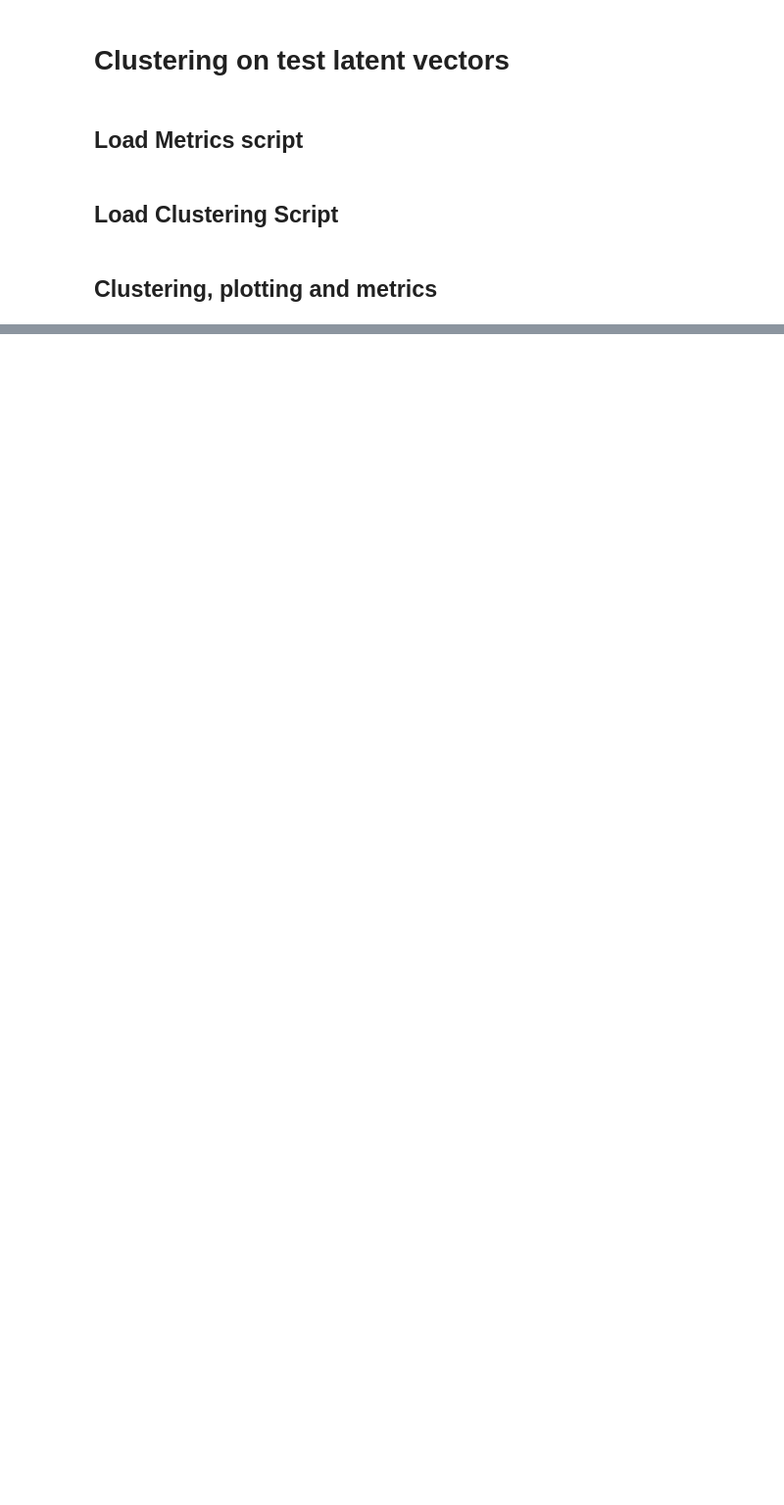
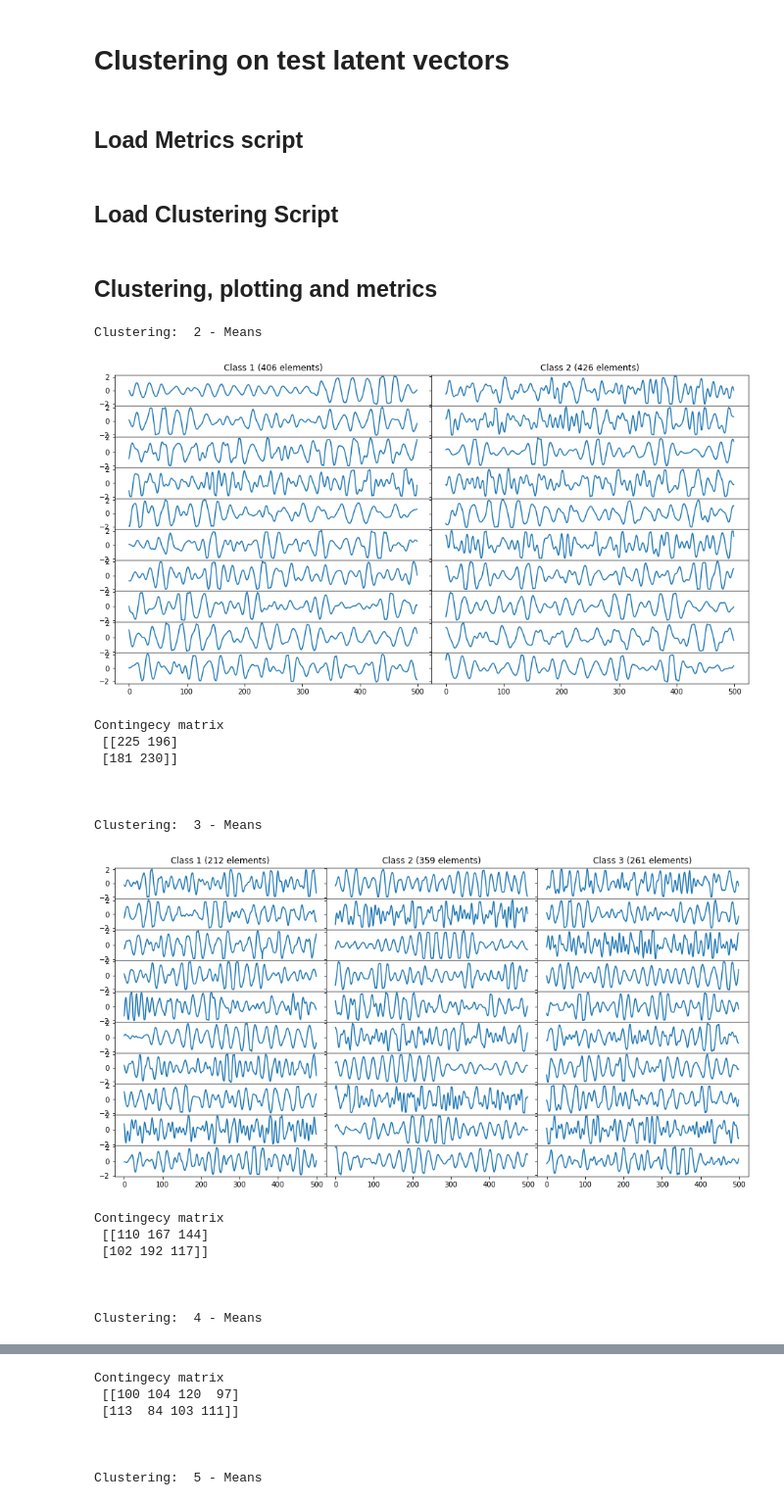
Before and after one commit to Flavio-96/K-AE-for-Time-Series, a Jupyter notebook: jupyter/Autoencoder_for_time_series.ipynb, the cells around one changed output, grey strips where cells are left out. Shown at 98% size. Saved outputs shown, nothing was run; the diff lists cells and outputs as text; code cells hidden in the pictures; blank space fills up the shorter version.

```diff
--- a/jupyter/Autoencoder_for_time_series.ipynb
+++ b/jupyter/Autoencoder_for_time_series.ipynb
@@ -612,35 +664,50 @@ def getClustering(features, n_clusters):
 ground_labels =[ int(lt) + 1 for lt in actual_labels_test ]
 if num_classes <= 3:
     num_clusters = [2, 3, 4, 5, 6]
 else:
     num_clusters = [num_classes - 2, num_classes - 1, num_classes, num_classes + 1, num_classes + 2]
 
 metric_df = pd.DataFrame()
 for nc in num_clusters:
     print('Clustering: ', nc, '- Means')
     clustering = getClustering(z_run_clust, nc)
     pylab.rcParams['figure.figsize'] = (16, 8)
-    #plot_data(actual_data_test, clustering)
+    plot_data(actual_data_test, clustering, str(nc)+"-Clustering")
 
     metric_row = {'Silhouette': round(silhouette(actual_data_test, clustering), 3),
                   'DB': round(db(actual_data_test, clustering), 3),
                   #'Dunn': round(di(ground_labels, clustering), 3),
                   'Purity': round(purity(ground_labels, clustering), 3),
                   'Rel. Purity': round(rel_purity(ground_labels, clustering), 3),
                   'ARI': round(ari(ground_labels, clustering), 3),
                   'FMI': round(fmi(ground_labels, clustering), 3),
                   #'AMI': round(ami(ground_labels, clustering), 3),
                   #'VM': round(vm(ground_labels, clustering), 3)
                  }
     metric_row_df = pd.DataFrame(metric_row, index=[str(nc)])
     metric_df = metric_df.append(metric_row_df)
     print('Contingecy matrix\n', cm(ground_labels, clustering))
     print('\n\n')
 
 metric_df.index.name = 'Clusters'
 
-csv_directory = '../export/Autoencoder/' + dataset_name+'/'
-os.makedirs(csv_directory, exist_ok=True)
-
-metric_df.to_csv(path_or_buf=csv_directory+dataset_name+"metrics.csv", mode='w+')
+metric_df.to_csv(path_or_buf=results_directory+dataset_name+"_metrics.csv", mode='w+')
 metric_df
+# %% [output]
+Clustering:  2 - Means
+[figure, added]
+Contingecy matrix
+ [[225 196]
+ [181 230]]
+
+
+
+Clustering:  3 - Means
+[figure, added]
+Contingecy matrix
+ [[110 167 144]
+ [102 192 117]]
+
+
+
+Clustering:  4 - Means
@@ -646,0 +715,7 @@ metric_df
+Contingecy matrix
+ [[100 104 120  97]
+ [113  84 103 111]]
+
+
+
+Clustering:  5 - Means
```
Also changed, not shown: parts of 14 cells of this notebook, 10 other files.
